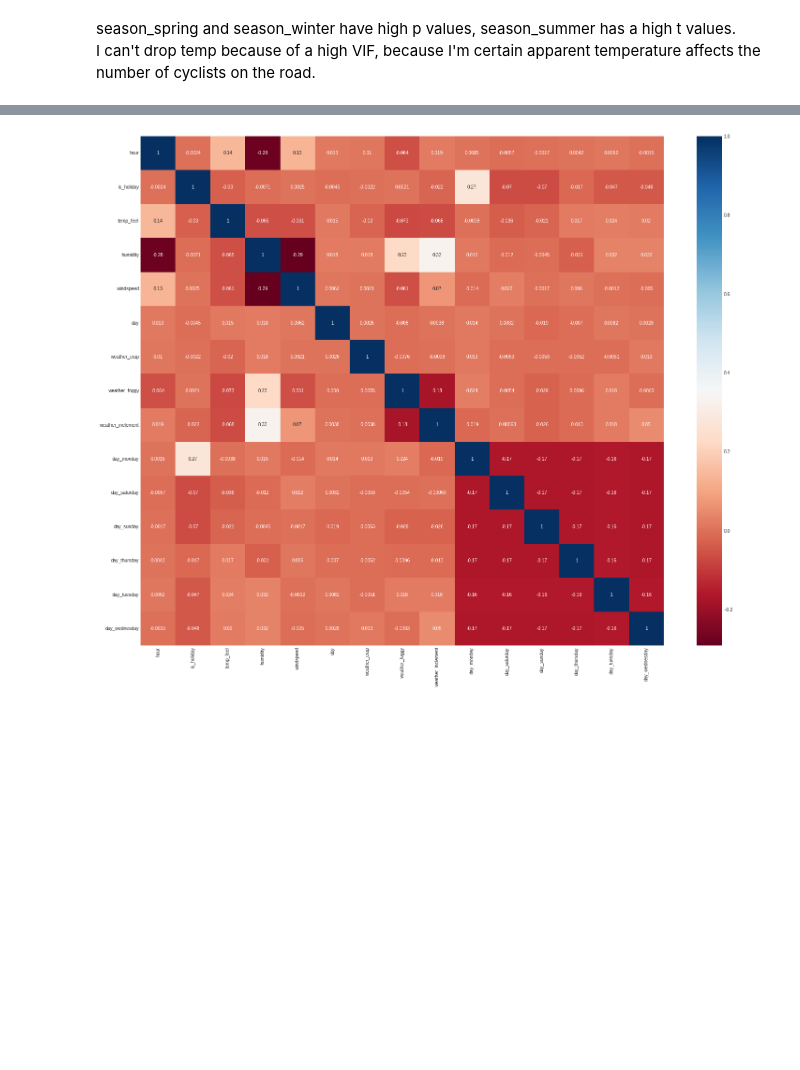
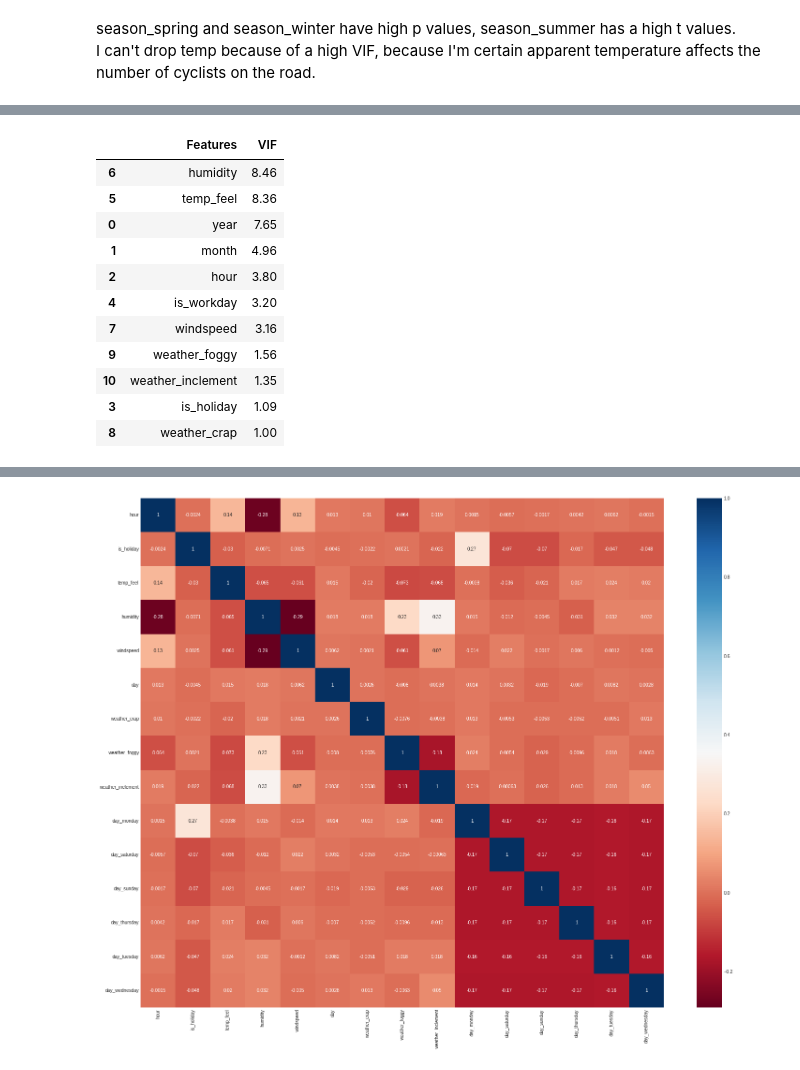
Before and after one commit to jmb-oddbook/bikes_project, a Jupyter notebook: bikes_lin_reg.ipynb, the cells around one changed output, grey strips where cells are left out. Cells and saved outputs as stored; diff of their text form; code cells hidden in the pictures; blank space fills up the shorter version.

```diff
--- a/bikes_lin_reg.ipynb
+++ b/bikes_lin_reg.ipynb
@@ -709,3 +699,27 @@ Notes:
 [1] Standard Errors assume that the covariance matrix of the errors is correctly specified.
 [2] The condition number is large, 1.73e+03. This might indicate that there are
 strong multicollinearity or other numerical problems.
+# %%
+# drop day, as in day of the month
+X_train_vif_5 = X_train_vif_4.drop(['day'], axis = 1)
+# %%
+# Check VIF again
+vif = pd.DataFrame()
+vif['Features'] = X_train_vif_5.columns
+vif['VIF'] = [variance_inflation_factor(X_train_vif_5.values, i) for i in range(X_train_vif_5.shape[1])]
+vif['VIF'] = round(vif['VIF'], 2)
+vif = vif.sort_values(by = "VIF", ascending = False)
+vif
+# %% [output]
+|  | Features | VIF |
+| 6 | humidity | 8.46 |
+| 5 | temp_feel | 8.36 |
+| 0 | year | 7.65 |
+| 1 | month | 4.96 |
+| 2 | hour | 3.80 |
+| 4 | is_workday | 3.20 |
+| 7 | windspeed | 3.16 |
+| 9 | weather_foggy | 1.56 |
+| 10 | weather_inclement | 1.35 |
+| 3 | is_holiday | 1.09 |
+| 8 | weather_crap | 1.00 |
```
Also changed, not shown: parts of 10 cells of this notebook.
